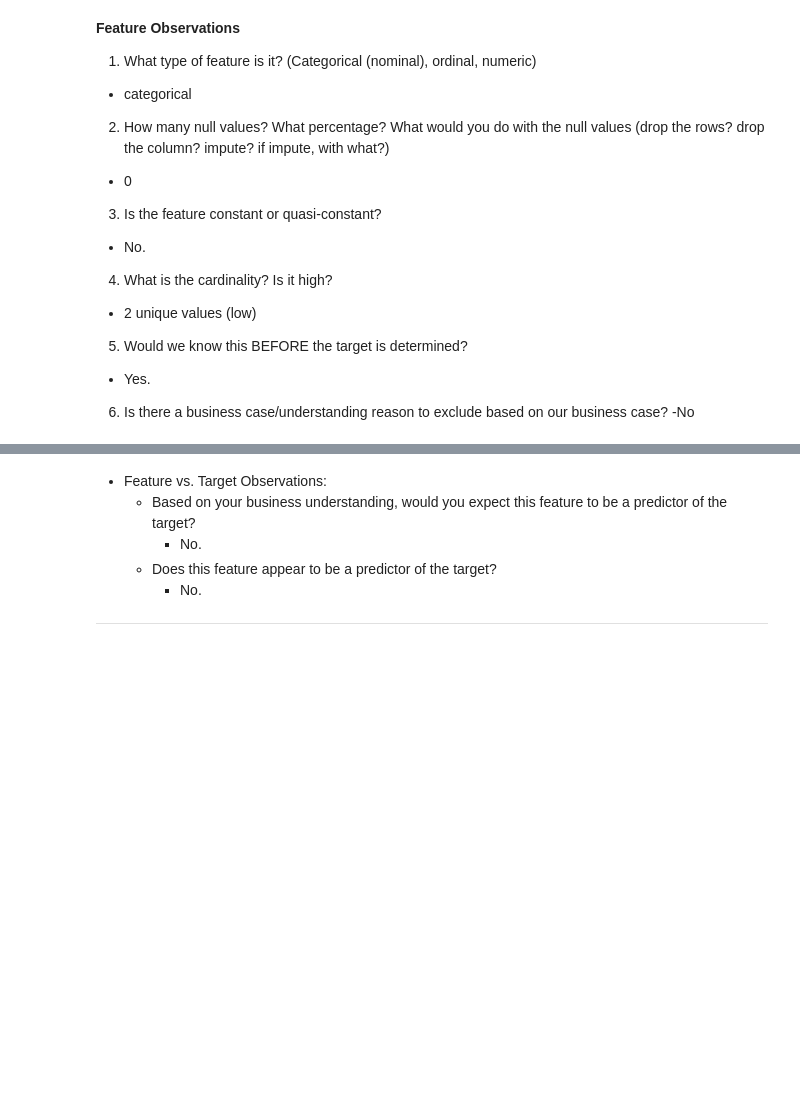
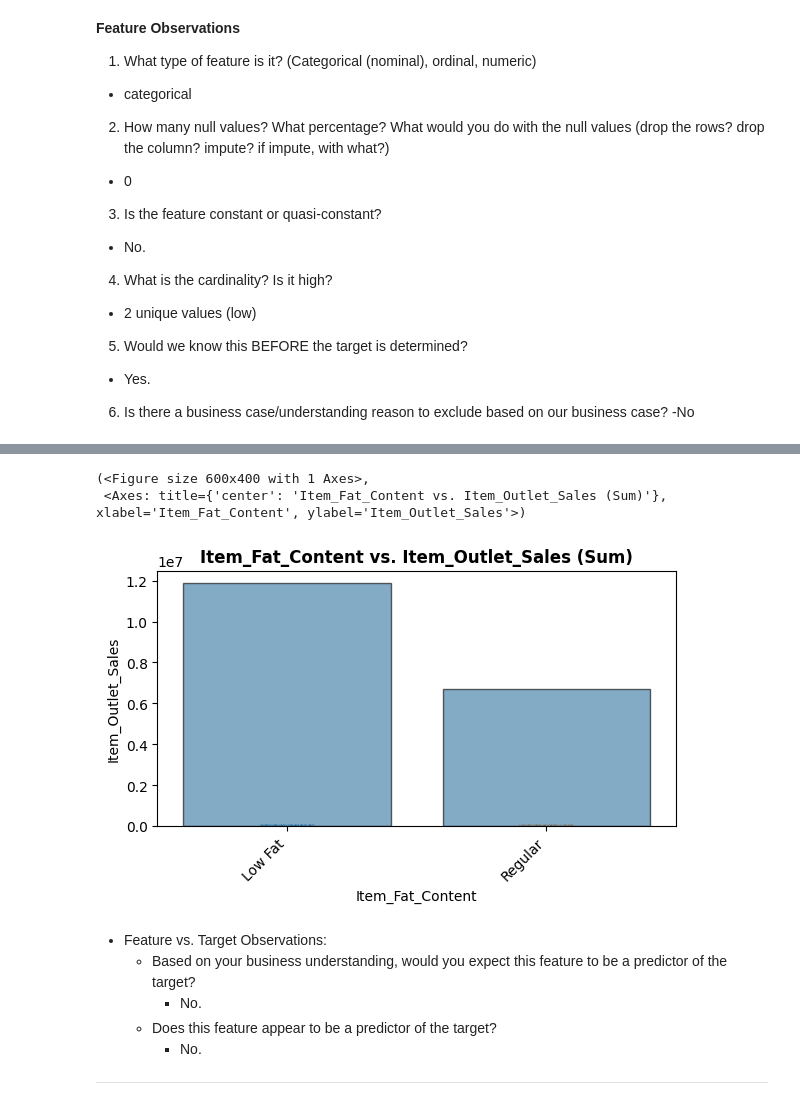
Before and after one commit to abeeraz379/Prediction-of-Product-sales, a Jupyter notebook: prediction of product sales.ipynb, the cells around one changed output, grey strips where cells are left out. Saved outputs shown, nothing was run; the diff lists cells and outputs as text; code cells hidden in the pictures; blank space fills up the shorter version.

```diff
--- a/prediction of product sales.ipynb
+++ b/prediction of product sales.ipynb
@@ -679,3 +716,9 @@ plot_categorical_vs_target(new_df,feature ,'Item_Outlet_Sales' , )
+# %%
+plot_categorical_vs_target2(new_df,feature ,'Item_Outlet_Sales' , )
+# %% [output]
+(<Figure size 600x400 with 1 Axes>,
+ <Axes: title={'center': 'Item_Fat_Content vs. Item_Outlet_Sales (Sum)'}, xlabel='Item_Fat_Content', ylabel='Item_Outlet_Sales'>)
+[figure, added]
 # %% [markdown]
 - Feature vs. Target Observations:
   - Based on your business understanding, would you expect this feature to be a predictor of the target?
```
Also changed, not shown: parts of 5 cells of this notebook.
